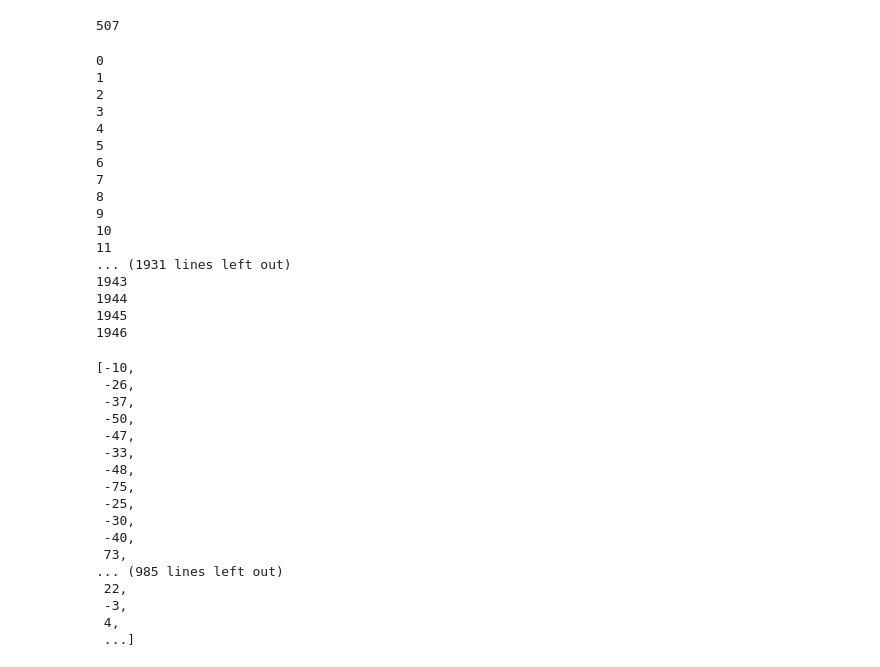
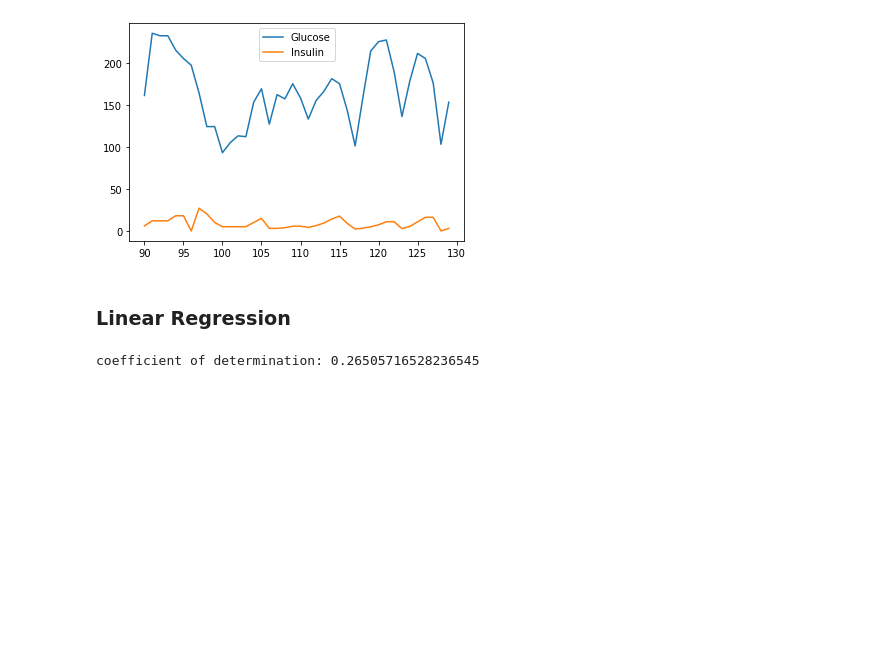
Before and after one commit to oliverZZ/193B_Glucose_Monitor, a Jupyter notebook: Glucose_monitoring.ipynb, the cells around one changed output. Saved outputs shown, nothing was run; the diff lists cells and outputs as text; code cells hidden in the pictures; blank space fills up the shorter version.

```diff
--- a/Glucose_monitoring.ipynb
+++ b/Glucose_monitoring.ipynb
@@ -26,7 +56,9 @@ def drop_NaN(dataFrame):
 # %%
-pt118 = drop_NaN(pt118)
-pt185 = drop_NaN(pt185)
-pt199 = drop_NaN(pt199)
-pt205 = drop_NaN(pt205)
-pt232 = drop_NaN(pt232)
-pt240 = drop_NaN(pt240)
+pt118 = Data_preprocess(pt118)
+# pt185 = Data_preprocess(pt185)
+# pt199 = Data_preprocess(pt199)
+# pt205 = Data_preprocess(pt205)
+# pt232 = Data_preprocess(pt232)
+# pt240 = Data_preprocess(pt240)
+
+pt118
@@ -33,45 +79,11 @@ pt240 = drop_NaN(pt240)
-# %%
-pt118.poc_glucose[0]
-# %% [output]
-507
-# %%
-temp = []
-for i in range(0, len(pt118) - 1):
-    temp.append(pt118.poc_glucose[i+1] - pt118.poc_glucose[i])
-    print(i)
-temp
-# %% [output]
-0
-1
-2
-3
-4
-5
-6
-7
-8
-9
-10
-11
-... (1931 lines left out)
-1943
-1944
-1945
-1946
-[-10,
- -26,
- -37,
- -50,
- -47,
- -33,
- -48,
- -75,
- -25,
- -30,
- -40,
- 73,
-... (985 lines left out)
- 22,
- -3,
- 4,
- ...]
+# %%
+# plt.plot(pt118["Time"][90:130], pt205.POC_Glucose[90:130])
+# plt.plot(pt118.POC_Glucose[0:1500], pt118.Insulin_Rate[0:1500], 'o')
+plt.plot(pt118.POC_Glucose[90:130], label='Glucose')
+plt.plot(pt118.Insulin_Rate[90:130], label='Insulin')
+plt.legend()
+plt.show()
+# %% [output]
+[figure, added]
+# %% [markdown]
+### Linear Regression ###
@@ -77,0 +94,9 @@ temp
+# %%
+from sklearn.linear_model import LinearRegression
+x = train_set.POC_Glucose.values.reshape(-1, 1)
+y = train_set.Insulin_Rate
+model = LinearRegression().fit(x, y)
+r_sq = model.score(x, y)
+print('coefficient of determination:', r_sq)
+# %% [output]
+coefficient of determination: 0.26505716528236545
```
Also changed, not shown: parts of 21 cells of this notebook, 1 other file.
